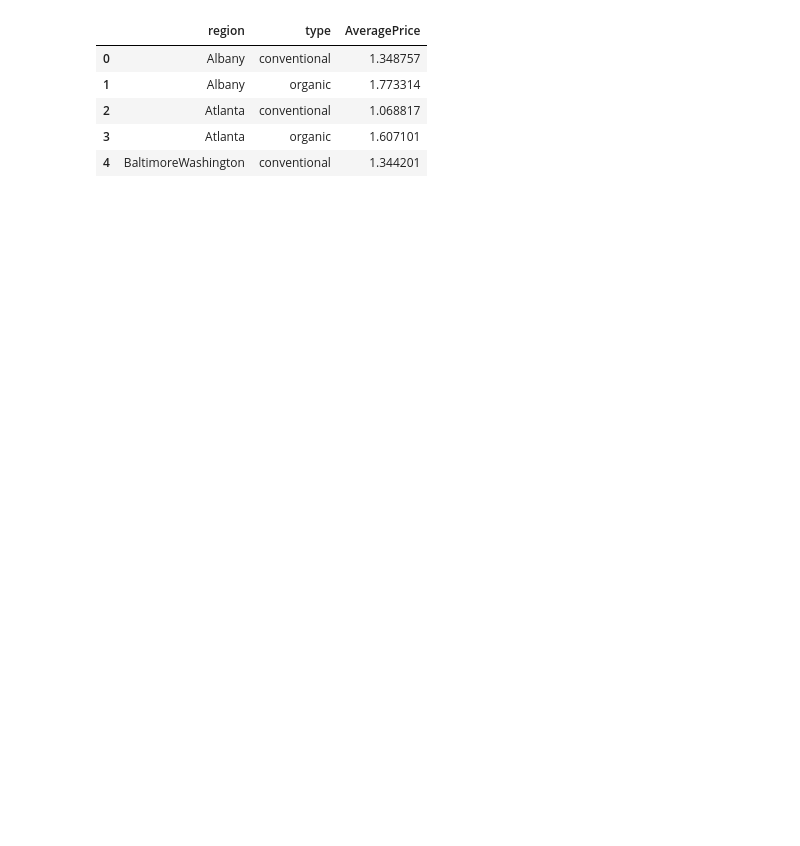
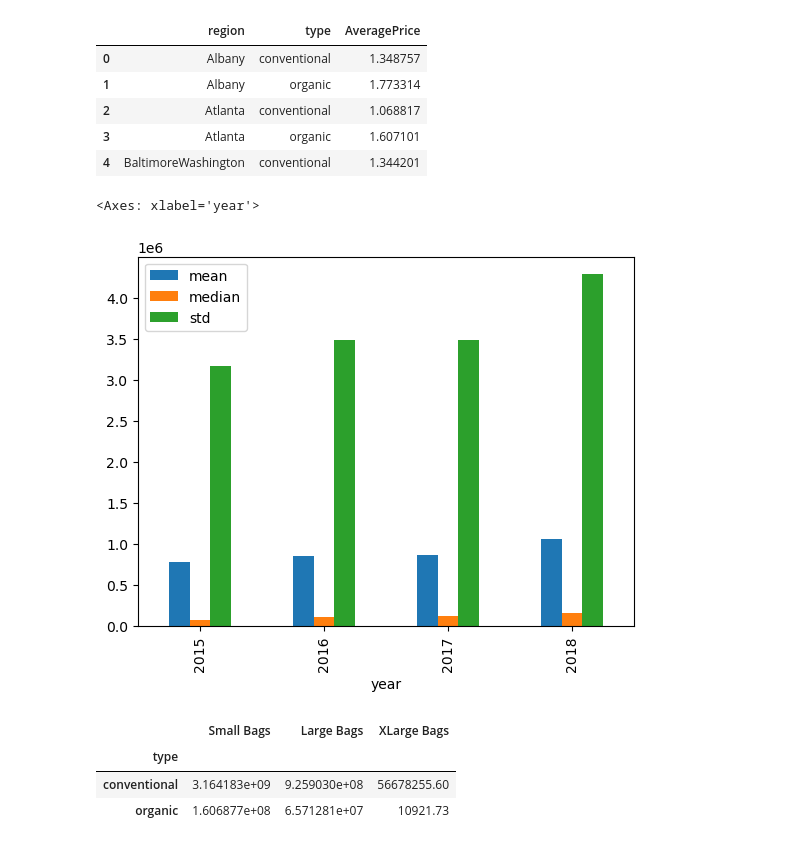
Before and after one commit to HylandMH/CIS410_Assignment3, a Jupyter notebook: Avocado.ipynb, the cells around one changed output. Cells and saved outputs as stored; diff of their text form; code cells hidden in the pictures; blank space fills up the shorter version.

```diff
--- a/Avocado.ipynb
+++ b/Avocado.ipynb
@@ -120,3 +120,16 @@ data_grouped.head()
 | 2 | Atlanta | conventional | 1.068817 |
 | 3 | Atlanta | organic | 1.607101 |
 | 4 | BaltimoreWashington | conventional | 1.344201 |
+# %%
+data.groupby('year')['Total Volume'].agg(['mean', 'median', 'std']).plot.bar()
+# %% [output]
+<Axes: xlabel='year'>
+[figure, added]
+# %%
+dataGrouped = data.groupby('type').sum(numeric_only=True)[['Small Bags', 'Large Bags', 'XLarge Bags']]
+dataGrouped
+# %% [output]
+|  | Small Bags | Large Bags | XLarge Bags |
+| type |  |  |  |
+| conventional | 3.164183e+09 | 9.259030e+08 | 56678255.60 |
+| organic | 1.606877e+08 | 6.571281e+07 | 10921.73 |
```
Also changed, not shown: parts of 2 cells of this notebook, 1 other file.
